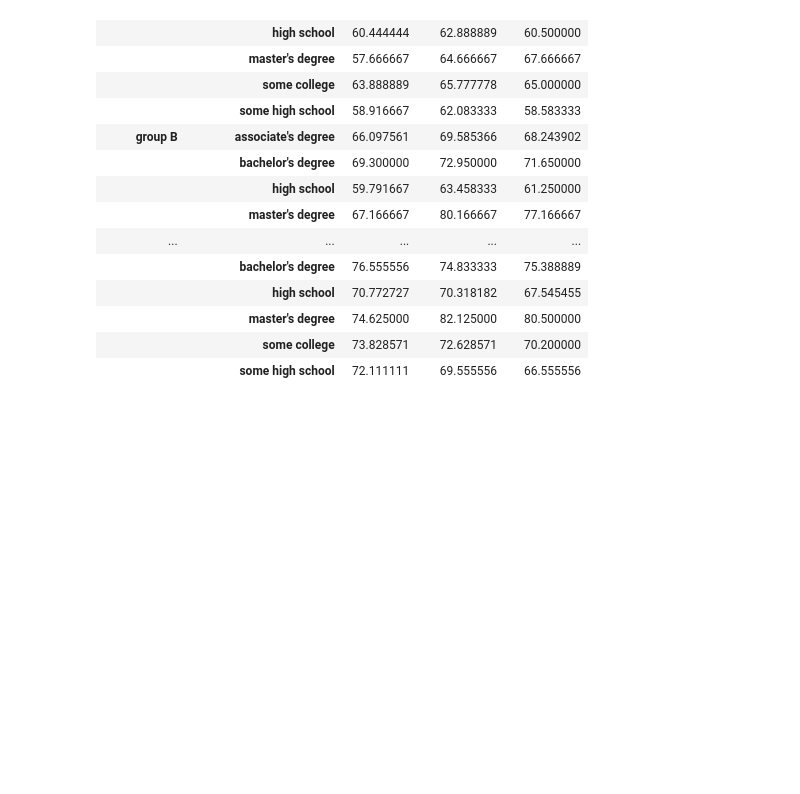
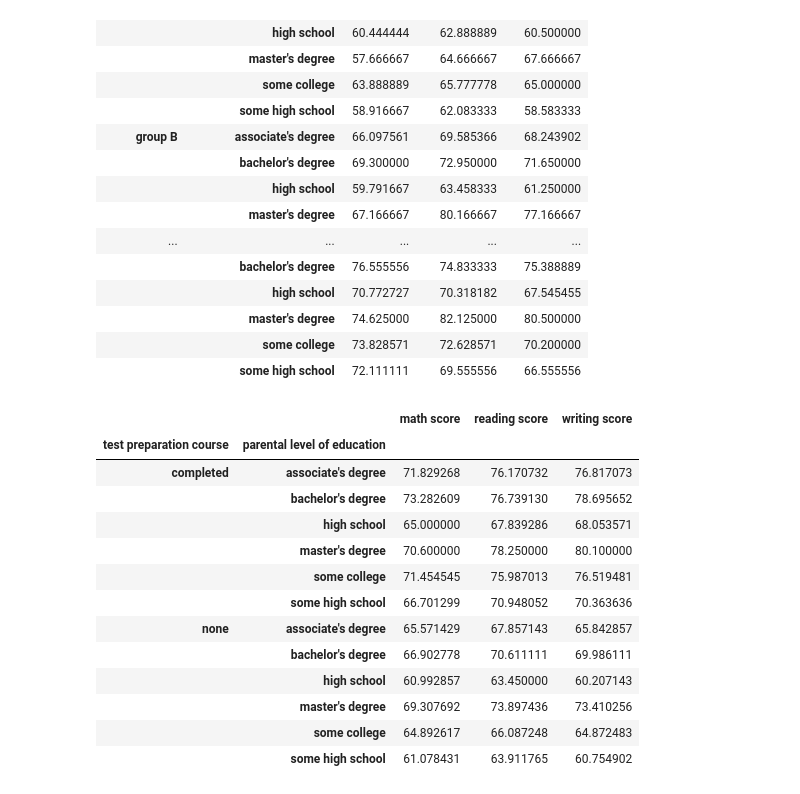
Before and after one commit to SoftwareReboot/Machine-learning-basics, a Jupyter notebook: Data-foundations/Phase1; data foundations.ipynb, the cells around one changed output. Drawn from its saved outputs; the diff is of its cells as text; code cells hidden in the pictures; blank space fills up the shorter version.

```diff
--- a/Data-foundations/Phase1; data foundations.ipynb
+++ b/Data-foundations/Phase1; data foundations.ipynb
@@ -285,3 +285,22 @@ df.groupby(
 |  | master's degree | 74.625000 | 82.125000 | 80.500000 |
 |  | some college | 73.828571 | 72.628571 | 70.200000 |
 |  | some high school | 72.111111 | 69.555556 | 66.555556 |
+# %%
+df.groupby(
+    ["test preparation course", "parental level of education"]
+)[["math score","reading score","writing score"]].mean()
+# %% [output]
+|  |  | math score | reading score | writing score |
+| test preparation course | parental level of education |  |  |  |
+| completed | associate's degree | 71.829268 | 76.170732 | 76.817073 |
+|  | bachelor's degree | 73.282609 | 76.739130 | 78.695652 |
+|  | high school | 65.000000 | 67.839286 | 68.053571 |
+|  | master's degree | 70.600000 | 78.250000 | 80.100000 |
+|  | some college | 71.454545 | 75.987013 | 76.519481 |
+|  | some high school | 66.701299 | 70.948052 | 70.363636 |
+| none | associate's degree | 65.571429 | 67.857143 | 65.842857 |
+|  | bachelor's degree | 66.902778 | 70.611111 | 69.986111 |
+|  | high school | 60.992857 | 63.450000 | 60.207143 |
+|  | master's degree | 69.307692 | 73.897436 | 73.410256 |
+|  | some college | 64.892617 | 66.087248 | 64.872483 |
+|  | some high school | 61.078431 | 63.911765 | 60.754902 |
```
Also changed, not shown: parts of 1 cell of this notebook, 1 other file.
